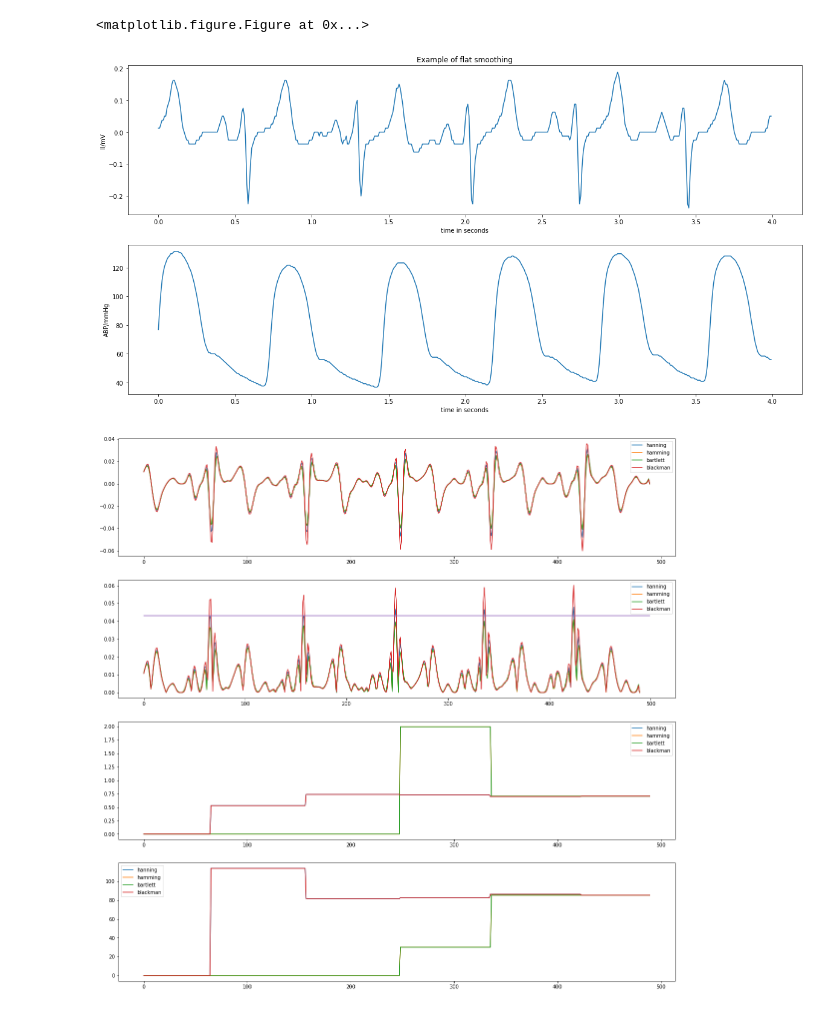
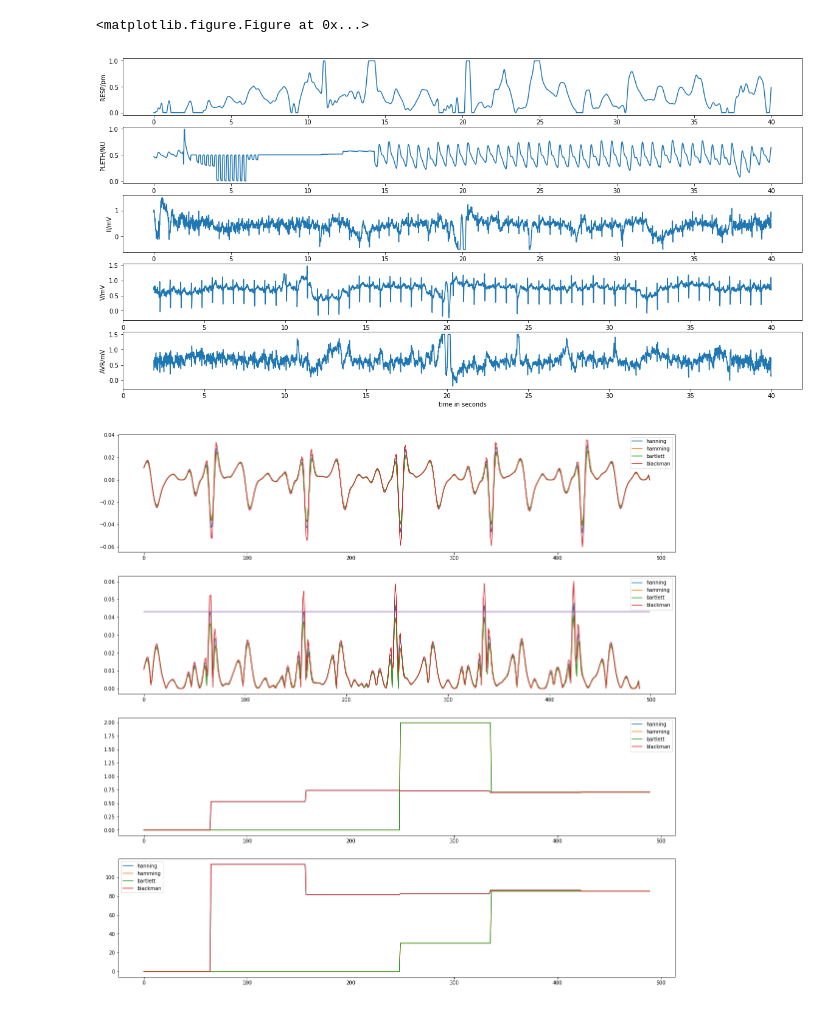
Before and after one commit to Dubrzr/mimic, a Jupyter notebook: RR - Heartbeat rate.ipynb, the cells around one changed output. Drawn from its saved outputs; the diff is of its cells as text; code cells hidden in the pictures.

```diff
--- a/RR - Heartbeat rate.ipynb
+++ b/RR - Heartbeat rate.ipynb
@@ -18,9 +19,9 @@ Downloaded all missing files for record.
 # %%
-sig1 = sig[:500]
-myplot(sig1, fields, title='Example of flat smoothing')
+sig1 = sig[:5000]
+myplot(sig1, fields)
 # %% [output]
 <matplotlib.figure.Figure at 0x...>
-[figure, old version]
+[figure, new version]
 # %%
 def get_rr(sig, window):
     smoothed = smooth(sig, window=window)[10:-10]
```
Also changed, not shown: parts of 1 cell of this notebook, 4 other files.
